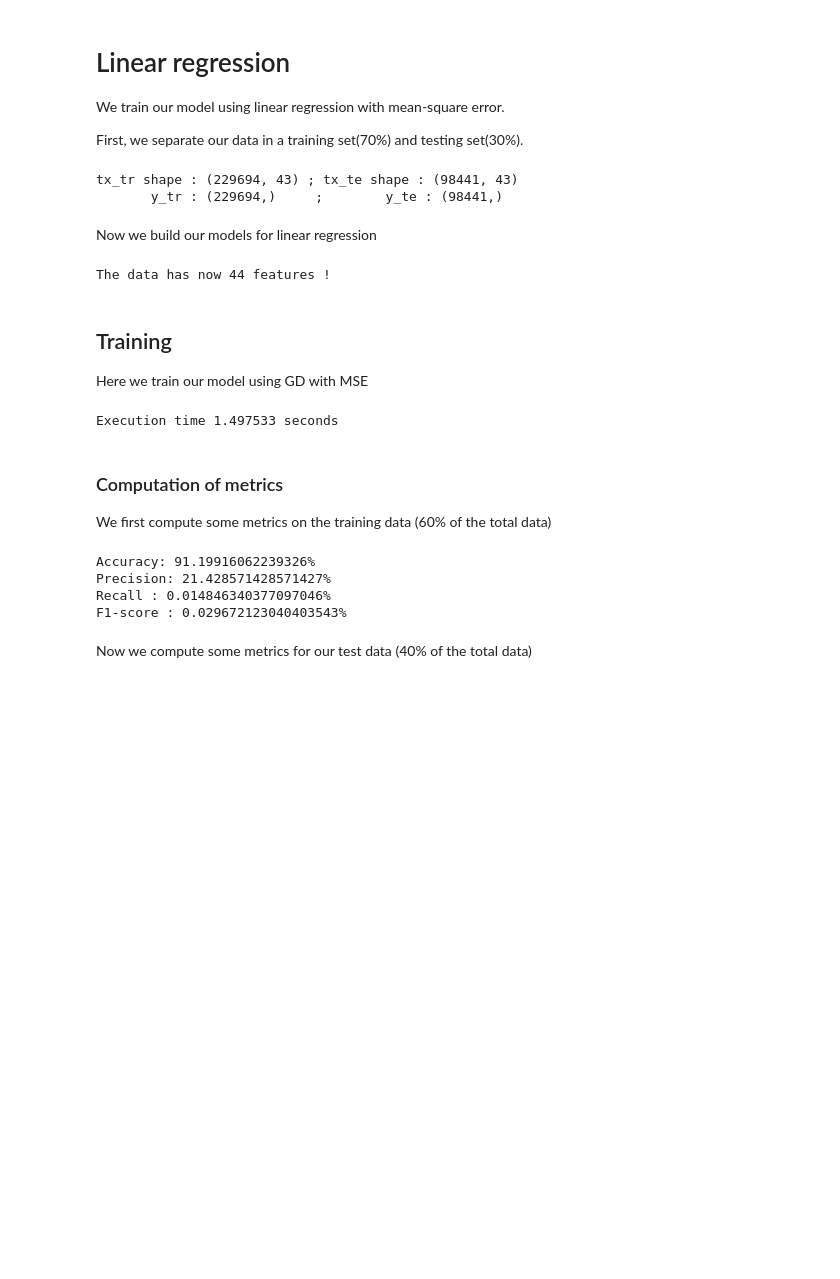
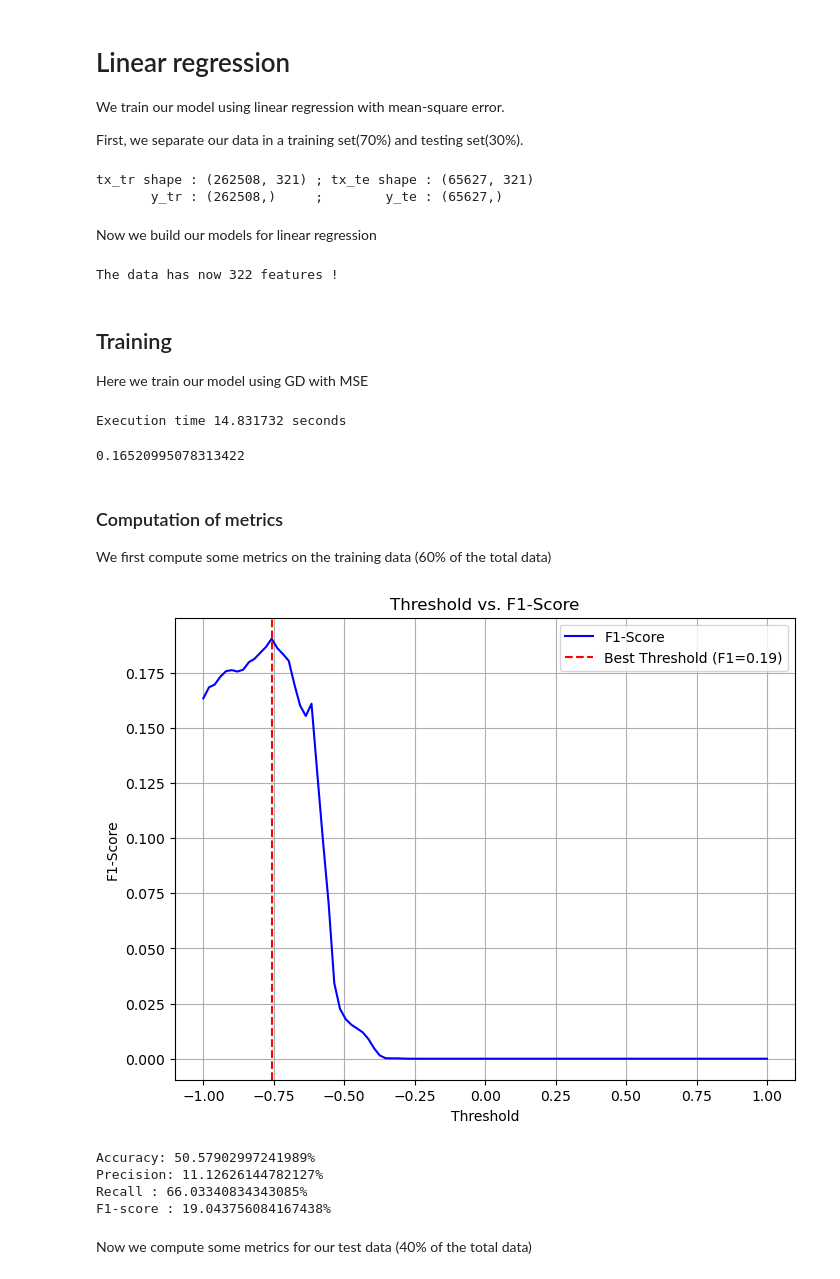
Before and after one commit to epfml/ml-project-1-ker, a Jupyter notebook: code/mse.ipynb, the cells around one changed output. Cells and saved outputs as stored; diff of their text form; code cells hidden in the pictures; blank space fills up the shorter version.

```diff
--- a/code/mse.ipynb
+++ b/code/mse.ipynb
@@ -32,15 +32,19 @@ We then clean the data by :
 - removing the nan values by the -1 for categorical features
 - removing the features where the variance is zero since they are constants for all samples
 # %%
-feat = [20, 26, 27, 29, 33, 34, 35, 36, 37, 38, 39, 42, 43, 44, 45, 47, 48, 50, 57, 58, 61, 66, 69, 70,
-        71, 95, 100, 103, 108, 109, 138, 144, 157, 230, 231, 232, 234, 238, 248, 253, 257, 258, 304]
+cont_data = [13, 15, 16, 17, 24 ,25 ,26 ,27 ,28 ,29 ,33 ,37,49 ,59 ,60 ,62 ,63 ,75 ,77 ,78 ,
+             79 ,80 ,81 ,82 ,83 ,84 ,85 ,86 ,89 ,90 ,92 ,93 ,94, 98 ,110 ,111 ,112 ,113 ,114 ,143
+            ,147 ,148 ,149 ,150 ,168 ,195 ,197 , 206 ,207 ,208 ,209 ,210 ,211 ,212 ,213 ,219, 220, 221
+            ,222, 226, 228, 229, 248 ,250 ,251 ,252 ,253 ,262 ,264 ,266,267,268,269,270,271,276,277,285,286,287,288,291,292, 293,294, 295, 296, 297, 299, 300, 301, 302, 303, 304]
 
-feat_cat = [20, 26, 33, 34, 35, 36, 37, 38, 39, 42, 43, 44, 45, 47, 48, 50, 57, 58, 61, 66, 69,
-            70, 71, 95, 100, 103, 108, 109, 138, 144, 157, 230, 231, 232, 234, 238, 257, 258]
+# Generate a list of all indices from 1 to 320
+all_indices = list(range(0, 321))
 
-feat_con = [27, 29, 248, 253, 304]
+# Use a list comprehension to filter out indices not in your array
+cat_data = [idx for idx in all_indices if idx not in cont_data]
 # %%
-xt_feat = gen_clean(x_train, feat_cat, feat_con)
-xt_feat = x_train[:, feat]
+xt_feat = x_train.copy()
+xt_feat = preprocessing(xt_feat)
+xt_feat = gen_clean(xt_feat, cat_data, cont_data)
 print(f"The data has now {xt_feat.shape[1]} features !")
 # %% [output]
@@ -52,13 +68,13 @@ We train our model using linear regression with mean-square error.
 
 First, we separate our data in a training set(70%) and testing set(30%).
 # %%
-tx_tr, tx_te, y_tr, y_te = cross(xt_feat, y_train, 0.7)
+tx_tr, tx_te, y_tr, y_te = cross(xt_feat, y_train, 0.8)
 
 print(f"tx_tr shape : {tx_tr.shape} ; tx_te shape : {tx_te.shape}")
 print(f"       y_tr : {y_tr.shape}     ;        y_te : {y_te.shape}")
 # %% [output]
-tx_tr shape : (229694, 43) ; tx_te shape : (98441, 43)
-       y_tr : (229694,)     ;        y_te : (98441,)
+tx_tr shape : (262508, 321) ; tx_te shape : (65627, 321)
+       y_tr : (262508,)     ;        y_te : (65627,)
 # %% [markdown]
 Now we build our models for linear regression
 # %%
@@ -66,7 +82,7 @@ y, tx = build_model_data(tx_tr, y_tr)
 y_test, tx_test = build_model_data(tx_te, y_te)
 print(f"The data has now {tx.shape[1]} features !")
 # %% [output]
-The data has now 44 features !
+The data has now 322 features !
 # %% [markdown]
 ## Training
 
@@ -74,23 +90,31 @@ Here we train our model using GD with MSE
 # %%
 initial_w = np.zeros(tx.shape[1])
 max_iters = 100
-gamma = 2.4e-5
+gamma = 2.41e-5
 
 start_time = datetime.datetime.now()
 w, loss = mean_squared_error_gd(y, tx, initial_w, max_iters, gamma)
 end_time = datetime.datetime.now()
 print(f"Execution time {(end_time - start_time).total_seconds()} seconds")
 # %% [output]
-Execution time 1.497533 seconds
+Execution time 14.831732 seconds
+# %%
+print(loss)
+# %% [output]
+0.16520995078313422
 # %% [markdown]
 ### Computation of metrics
 
 We first compute some metrics on the training data (60% of the total data)
+# %%
+best_thresh = best_threshold(y, tx, w)
+# %% [output]
+[figure, added]
 # %%
 pred_data = np.dot(tx, w)
 
-pred_data[pred_data > 0] = 1
-pred_data[pred_data <= 0] = -1
+pred_data[pred_data > best_thresh] = 1
+pred_data[pred_data <= best_thresh] = -1
 
 correctly_classified_data = np.sum(pred_data == y)
 
@@ -107,10 +131,10 @@ print(f"Precision: {tp/(tp + fp)*100}%")
 print(f"Recall : {tp/(tp + fn)*100}%")
 print(f"F1-score : {tp/(tp + 0.5*(fn + fp))*100}%")
 # %% [output]
-Accuracy: 91.19916062239326%
-Precision: 21.428571428571427%
-Recall : 0.014846340377097046%
-F1-score : 0.029672123040403543%
+Accuracy: 50.57902997241989%
+Precision: 11.12626144782127%
+Recall : 66.03340834343085%
+F1-score : 19.043756084167438%
 # %% [markdown]
 Now we compute some metrics for our test data (40% of the total data)
 # %%
```
Also changed, not shown: parts of 4 cells of this notebook, 4 other files.
